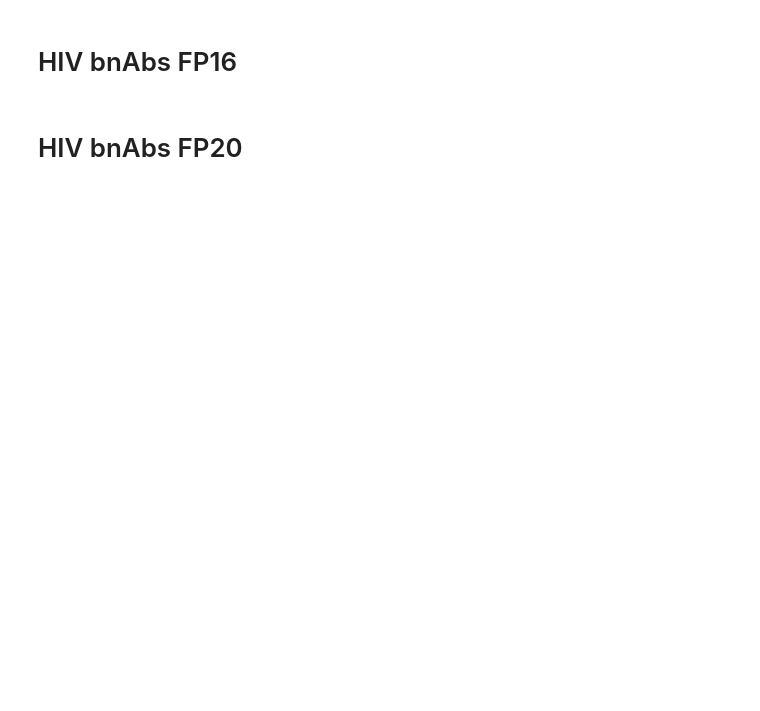
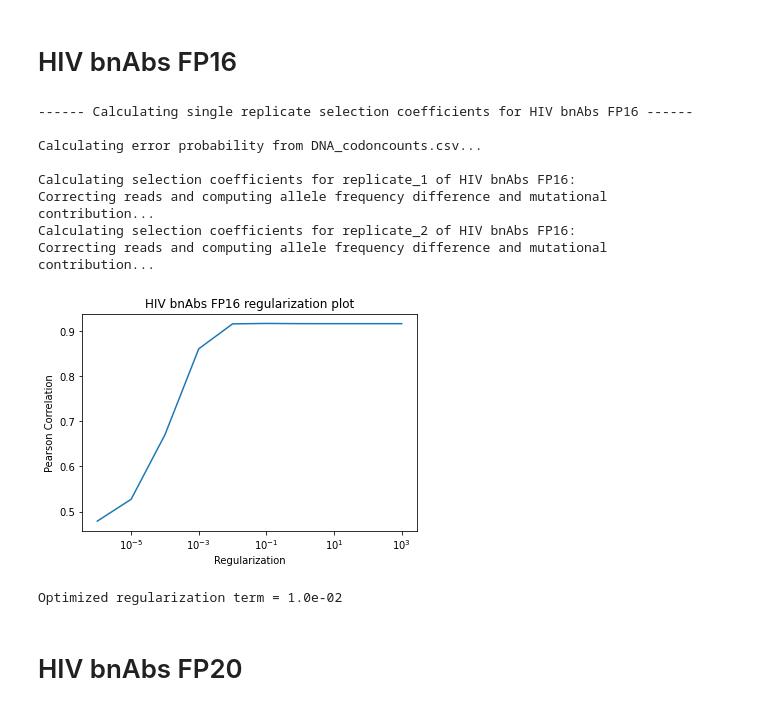
Before and after one commit to bartonlab/paper-DMS-inference, a Jupyter notebook: MPL_inference.ipynb, the cells around one changed output. Saved outputs shown, nothing was run; the diff lists cells and outputs as text; code cells hidden in the pictures; blank space fills up the shorter version.

```diff
--- a/MPL_inference.ipynb
+++ b/MPL_inference.ipynb
@@ -803,18 +817,29 @@ virus_pipeline(TARGET_PROTEIN, REPLICATES, SITE_START, SITE_END, INPUT_DIR, OUTP
 # %% [markdown]
 # HIV bnAbs FP16
 # %%
-INPUT_DIR      = './data/virus_protein/HIV_bnAbs/FP16/raw_data'
-OUTPUT_DIR     = './outputs/virus_protein/HIV_bnAbs/FP16/selection_coefficients/'
+INPUT_DIR      = './data/raw_data/FP16_'
+OUTPUT_DIR = './outputs/selection_coefficients/'
 SITE_START, SITE_END = 1, 670
 REPLICATES     = [1, 2]
 TARGET_PROTEIN = 'HIV bnAbs FP16'
 MPL_DIR        = 'MPL'
 PREFS_DIR      = 'prefs'
 MPL_RAW_DIR    = 'raw_selection_coefficients'
 DNACODON       = 'DNA_codoncounts.csv'
 EPISTASIS      = False
 REGULARIZATION_PERCENT = 10
 virus_pipeline(TARGET_PROTEIN, REPLICATES, SITE_START, SITE_END, INPUT_DIR, OUTPUT_DIR, EPISTASIS, REGULARIZATION_PERCENT)
+# %% [output]
+------ Calculating single replicate selection coefficients for HIV bnAbs FP16 ------
+
+Calculating error probability from DNA_codoncounts.csv...
+
+Calculating selection coefficients for replicate_1 of HIV bnAbs FP16:
+Correcting reads and computing allele frequency difference and mutational contribution...
+Calculating selection coefficients for replicate_2 of HIV bnAbs FP16:
+Correcting reads and computing allele frequency difference and mutational contribution...
+[figure, added]
+Optimized regularization term = 1.0e-02
 # %% [markdown]
 # HIV bnAbs FP20
 # %%
```
Also changed, not shown: parts of 20 cells of this notebook, 16 other files.
